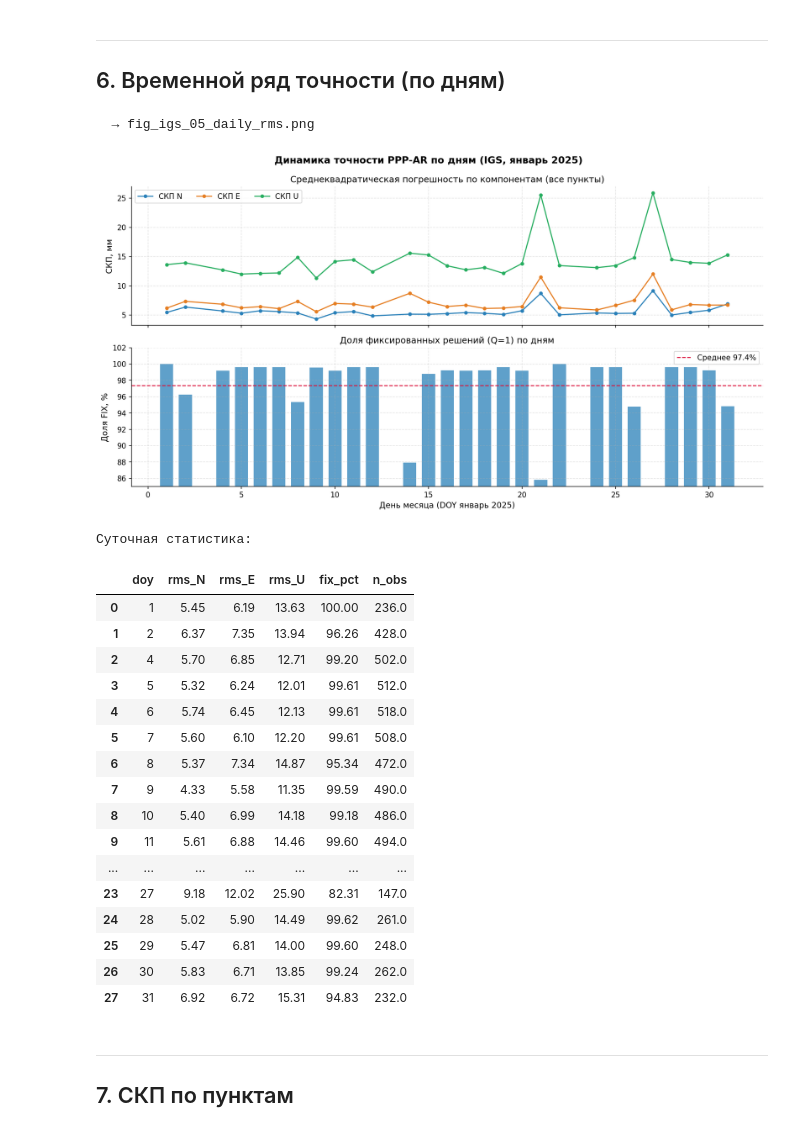
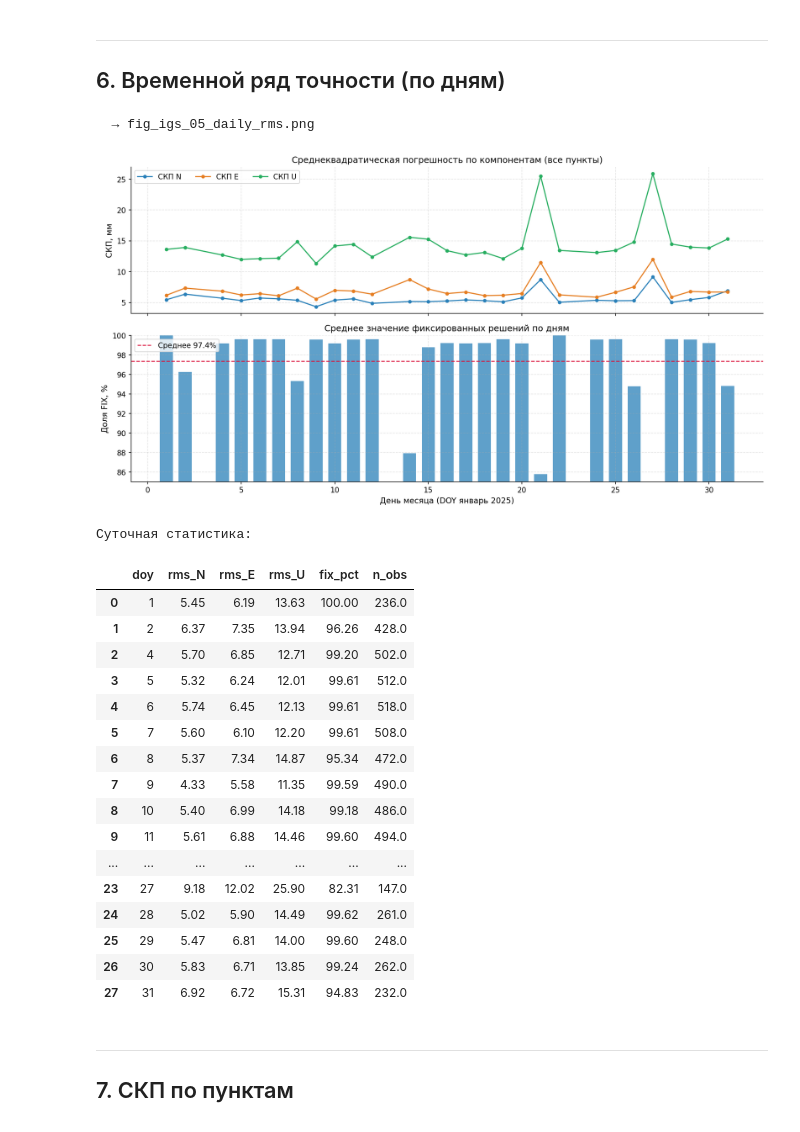
Before and after one commit to SergeyDolin/collaborative-service, a Jupyter notebook: igs_accuracy_analysis_out.ipynb, the cells around one changed output. Cells and saved outputs as stored; diff of their text form; code cells hidden in the pictures.

```diff
--- a/igs_accuracy_analysis_out.ipynb
+++ b/igs_accuracy_analysis_out.ipynb
@@ -238,8 +238,8 @@ display(df_stat)
 ---
 ## 2. Гистограммы с наложением нормального распределения
 # %%
-fig, axes = plt.subplots(1, 3, figsize=(13, 4))
-fig.suptitle('Распределение остатков PPP-AR (IGS, январь 2025)', fontweight='bold')
+fig, axes = plt.subplots(1, 3, figsize=(14, 5))
+fig.suptitle('Распределение невязок PPP-AR (IGS, январь 2025)', fontweight='bold')
 
 for ax, col, lbl, clr in zip(axes,
         ['dN_m','dE_m','dU_m'], ['dN, мм','dE, мм','dU, мм'],
@@ -248,7 +248,7 @@ for ax, col, lbl, clr in zip(axes,
     mu, sigma = np.mean(vals), np.std(vals, ddof=1)
     r = rms(df[col].values) * 1000
     ax.hist(vals, bins=80, density=True, color=clr, alpha=0.75,
-            edgecolor='none', label='Наблюдения')
+            edgecolor='none', label='Невязки')
     x = np.linspace(vals.min(), vals.max(), 400)
     ax.plot(x, sp_stats.norm.pdf(x, mu, sigma), 'k-', lw=1.5,
             label=f'N(μ={mu:.1f}, σ={sigma:.1f})')
@@ -257,7 +257,7 @@ for ax, col, lbl, clr in zip(axes,
     ax.set_xlabel(lbl)
     ax.set_ylabel('Плотность вероятности' if ax is axes[0] else '')
     ax.set_title(f'СКП={r:.2f} мм  |  σ={sigma:.2f} мм')
-    ax.legend(fontsize=8)
+    ax.legend(fontsize=10)
 
 plt.tight_layout()
 savefig('01_histograms')
@@ -385,37 +385,36 @@ daily = df.groupby('doy').apply(lambda g: pd.Series({
 })).reset_index()
 
 fig, axes = plt.subplots(2, 1, figsize=(13, 7), sharex=True)
-fig.suptitle('Динамика точности PPP-AR по дням (IGS, январь 2025)', fontweight='bold')
 
 ax = axes[0]
 for comp, clr, lbl in [('rms_N',CLR['N'],'СКП N'),
                         ('rms_E',CLR['E'],'СКП E'),
                         ('rms_U',CLR['U'],'СКП U')]:
     ax.plot(daily['doy'], daily[comp], marker='o', ms=4, lw=1.5,
             color=clr, label=lbl)
 ax.set_ylabel('СКП, мм')
 ax.legend(ncol=3)
 ax.set_title('Среднеквадратическая погрешность по компонентам (все пункты)')
 
 ax2 = axes[1]
 ax2.bar(daily['doy'], daily['fix_pct'], color='#2980b9', alpha=0.75, width=0.7)
 ax2.axhline(daily['fix_pct'].mean(), color='crimson', lw=1.3, ls='--',
             label=f'Среднее {daily["fix_pct"].mean():.1f}%')
-ax2.set_ylim(85, 102)
+ax2.set_ylim(85, 100)
 ax2.set_xlabel('День месяца (DOY январь 2025)')
 ax2.set_ylabel('Доля FIX, %')
-ax2.set_title('Доля фиксированных решений (Q=1) по дням')
+ax2.set_title('Среднее значение фиксированных решений по дням')
 ax2.legend()
 
 plt.tight_layout()
 savefig('05_daily_rms')
 plt.show()
 
 print('Суточная статистика:')
 display(daily.round(2))
 # %% [output]
   → fig_igs_05_daily_rms.png
-[figure, old version]
+[figure, new version]
 Суточная статистика:
 |  | doy | rms_N | rms_E | rms_U | fix_pct | n_obs |
 | 0 | 1 | 5.45 | 6.19 | 13.63 | 100.00 | 236.0 |
```
Also changed, not shown: parts of 3 cells of this notebook, 40 other files.
